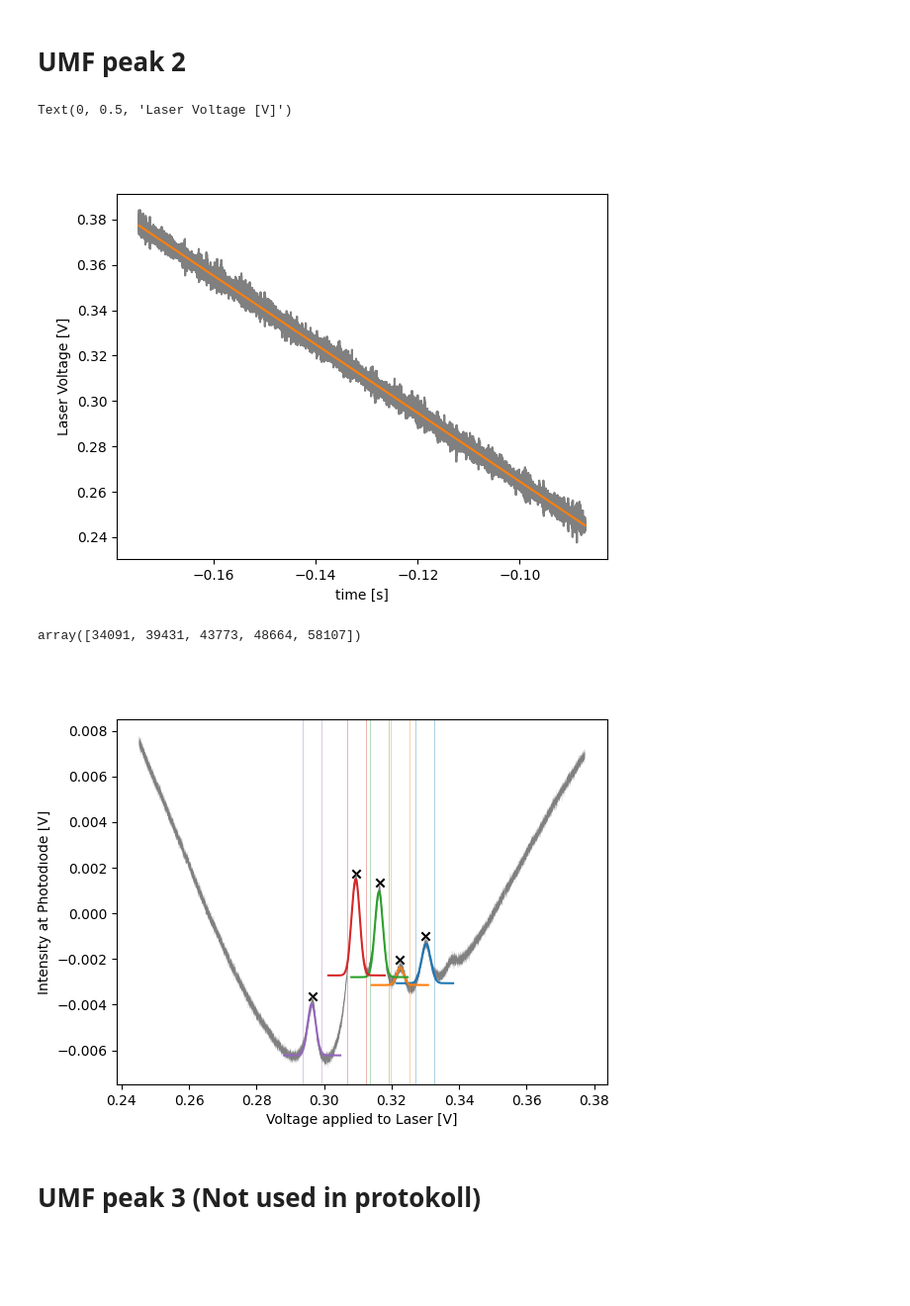
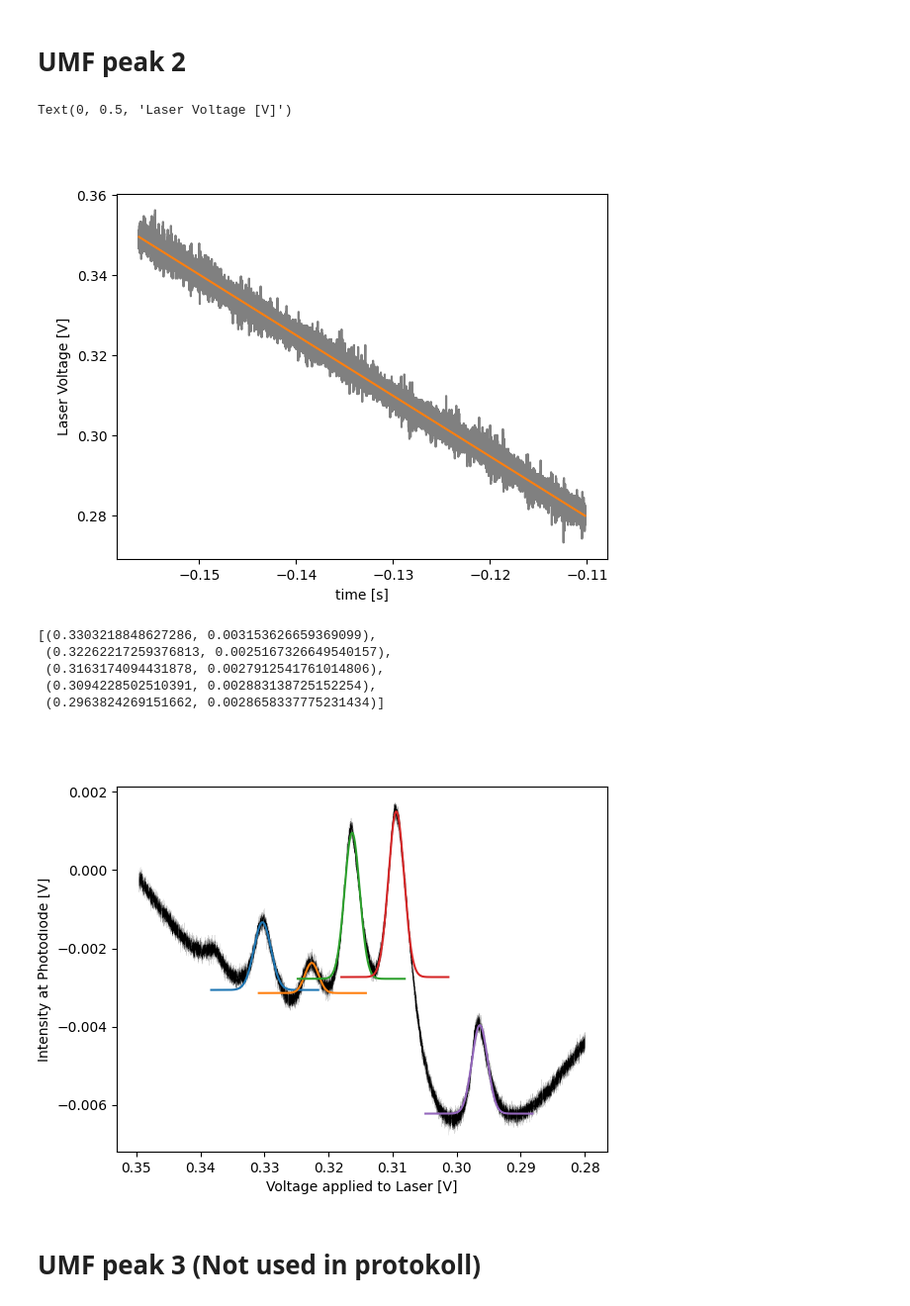
Before and after one commit to benjaminorthner/quantumlab, a Jupyter notebook: rb_spec/rb_spec.ipynb, the cells around one changed output. Shown at 99% size. Cells and saved outputs as stored; diff of their text form; code cells hidden in the pictures; blank space fills up the shorter version.

```diff
--- a/rb_spec/rb_spec.ipynb
+++ b/rb_spec/rb_spec.ipynb
@@ -422,8 +422,8 @@ dataframe = dataframe.astype(float)
 data = dataframe.values
 top_trim = 70000
 bottom_trim = 20000
-bottom_trim = 0
-top_trim = 95000
+#bottom_trim = 0
+#top_trim = 95000
 t, c1, c2 = data[bottom_trim:top_trim, 0], data[bottom_trim:top_trim, 1], data[bottom_trim:top_trim, 2]
 
 # linear regression for voltage curve)
@@ -435,9 +435,11 @@ plt.plot(t, c1_linearised, color='C1')
 
 plt.xlabel("time [s]")
 plt.ylabel("Laser Voltage [V]")
+
+#c1_linearised = c1_linearised[::-1]
 # %% [output]
 Text(0, 0.5, 'Laser Voltage [V]')
-[figure, old version]
+[figure, new version]
 # %%
 plt.close()
 # convert c1 from volts to freq
@@ -462,38 +464,46 @@ gaussian_fit_boundaries = [(int(i - peak_width_shift - peak_width / 2), int(i +
 
 # fit function
 def gaussian(vL, A, v0, vD, DC_offset):
 	return A * np.exp(-4 * np.log(2) * pow((vL - v0) / vD, 2)) + DC_offset
 
 peak_info =[]
 # fitting and plotting
 
 for i, (LB, UB) in enumerate(gaussian_fit_boundaries):
     initialguess = 0.03, xpeaks[i], 0.01 / 2, -0.001
     (A, v0, vD, DC_offset), _ = curve_fit(gaussian, c1_linearised[LB:UB], c2[LB:UB], initialguess)
 
     plot_boundary_extension = 4000
     x_gaussian_fit = np.linspace(c1_linearised[LB-plot_boundary_extension], c1_linearised[UB+plot_boundary_extension], num=1000)
     y_gaussian_fit = gaussian(x_gaussian_fit, A, v0, vD, DC_offset)
 
     plt.plot(x_gaussian_fit, y_gaussian_fit, '-', c='C'+str(i), zorder=100)
 
     # add peak frequency and FWHM to peak_info list
     peak_info.append((v0, vD))
 
 #plot original signal
-plt.scatter(xpeaks, ypeaks, marker='x', c='black')
-plt.plot(c1_linearised[::1], c2[::1], linewidth=0.05, c='gray')
+#plt.scatter(xpeaks, ypeaks, marker='x', c='black')
+plt.plot(c1_linearised[::1], c2[::1], linewidth=0.05, c='black')
 plt.ylabel("Intensity at Photodiode [V]")
 plt.xlabel("Voltage applied to Laser [V]")
 # plot gaussian_fit_boundaries
 for peak_number, boundaries in enumerate(gaussian_fit_boundaries):
     for bound in boundaries:
-        plt.axvline(x=c1_linearised[bound], color='C'+ str(peak_number), alpha=0.5, linewidth=0.5)
+        pass
+        #plt.axvline(x=c1_linearised[bound], color='C'+ str(peak_number), alpha=0.5, linewidth=0.5)
 
+plt.gca().invert_xaxis()
+plt.savefig("plots/hyperfine.png", dpi=300, bbox_inches='tight', pad_inches=0.05)
 peaks
+peak_info
 # %% [output]
-array([34091, 39431, 43773, 48664, 58107])
+[(0.3303218848627286, 0.003153626659369099),
+ (0.32262217259376813, 0.0025167326649540157),
+ (0.3163174094431878, 0.0027912541761014806),
+ (0.3094228502510391, 0.002883138725152254),
+ (0.2963824269151662, 0.0028658337775231434)]
-[figure, old version]
+[figure, new version]
 # %% [markdown]
 # UMF peak 3 (Not used in protokoll)
 # %%
```
